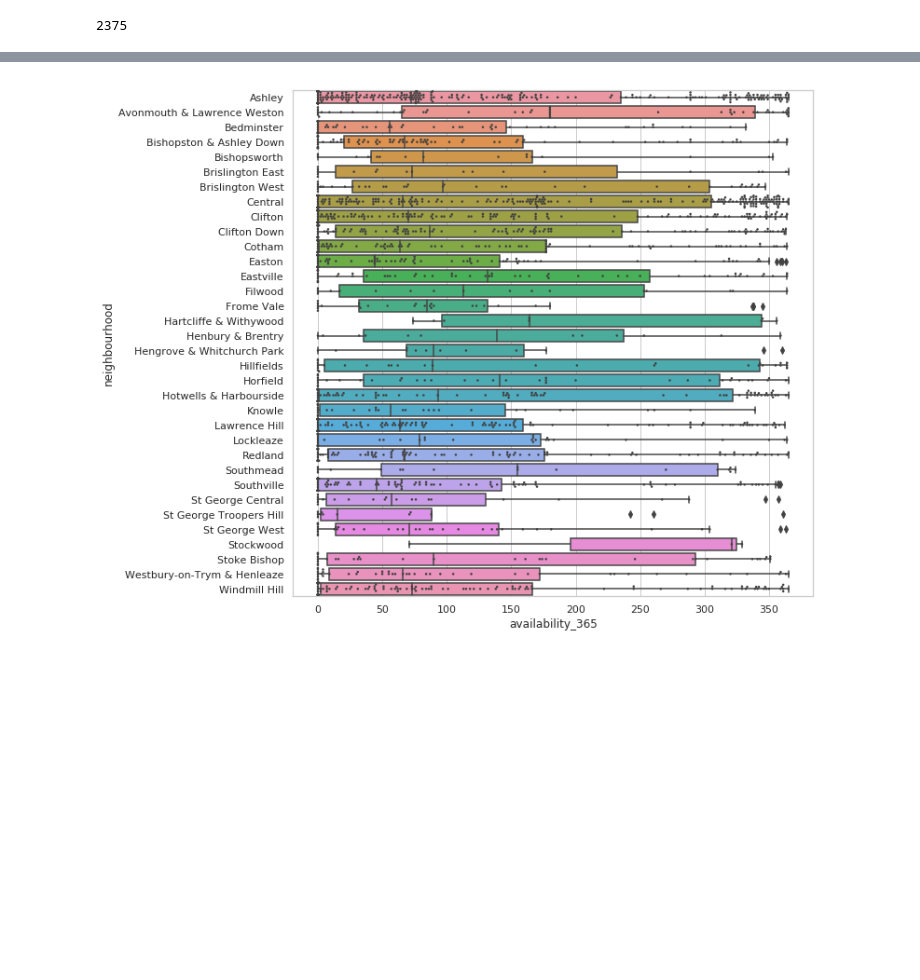
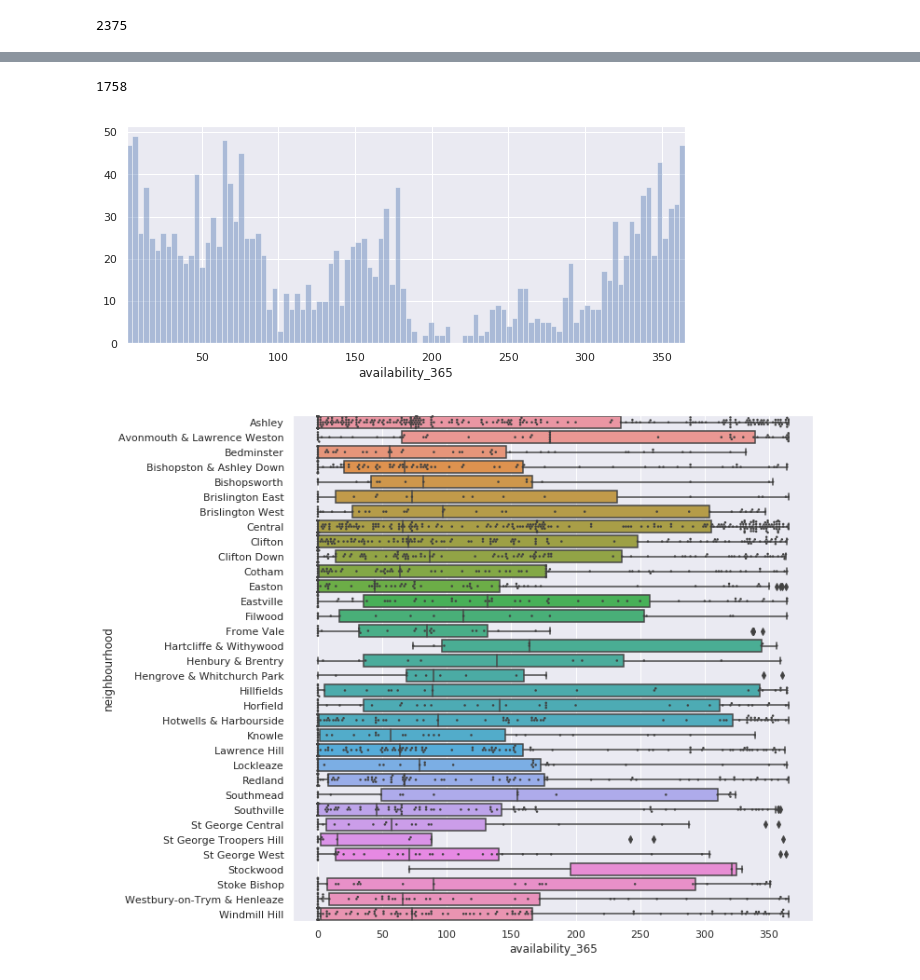
Before and after one commit to dathpo/Airbnb_Property_Type_Prediction_-_Machine_Learning, a Jupyter notebook: main.ipynb, the cells around one changed output, grey strips where cells are left out. Saved outputs shown, nothing was run; the diff lists cells and outputs as text; code cells hidden in the pictures; blank space fills up the shorter version.

```diff
--- a/main.ipynb
+++ b/main.ipynb
@@ -46,3 +102,11 @@ df.boxplot(column=['availability_365'], by=['neighbourhood'], figsize=[30,10])
+# %%
+print(len(df.loc[df.availability_365 != 0, 'availability_365']))
+plt.figure(figsize=(10,4))
+sns.distplot(df.loc[df.availability_365 != 0, 'availability_365'], 100, kde=False)
+lims = plt.xlim(1, max(df.availability_365))
+# %% [output]
+1758
+[figure, added]
 # %%
 plt.figure(figsize=(10,10))
 ax = sns.boxplot(x=df.availability_365, y=df.neighbourhood.sort_values(), orient='h')
```
Also changed, not shown: parts of 38 cells of this notebook.
